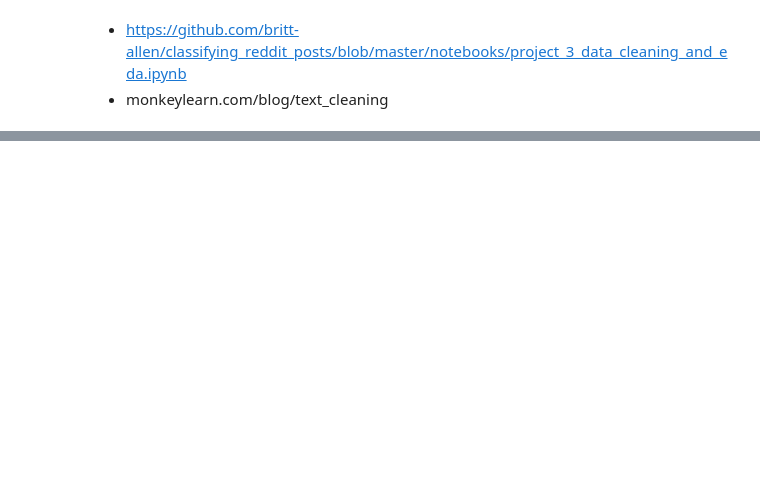
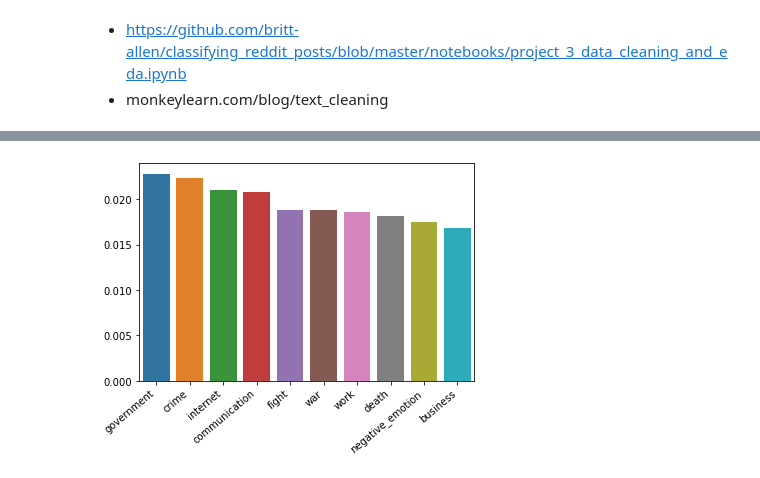
Before and after one commit to irenestrauss/nlp_on_conspiracy_theories, a Jupyter notebook: code/preprocessing.ipynb, the cells around one changed output, grey strips where cells are left out. Cells and saved outputs as stored; diff of their text form; code cells hidden in the pictures; blank space fills up the shorter version.

Commit message:
empath

```diff
--- a/code/preprocessing.ipynb
+++ b/code/preprocessing.ipynb
@@ -72,0 +81,13 @@ plt.show()
+# %%
+empath_results = lexicon.analyze(frequency, normalize=True)
+empath_results = sorted(empath_results.items(), key=lambda x: x[1], reverse=True)
+
+top_ten = dict(list(empath_results)[:10])
+labels = list(top_ten.keys())
+values = list(top_ten.values())
+ax = sns.barplot(x=labels, y=values)
+ax.set_xticklabels(ax.get_xticklabels(), rotation=40, ha="right")
+plt.show()
+plt.savefig(f'{subreddit}_empath.png')
+# %% [output]
+[figure, added]
```
Also changed, not shown: parts of 4 cells of this notebook.
